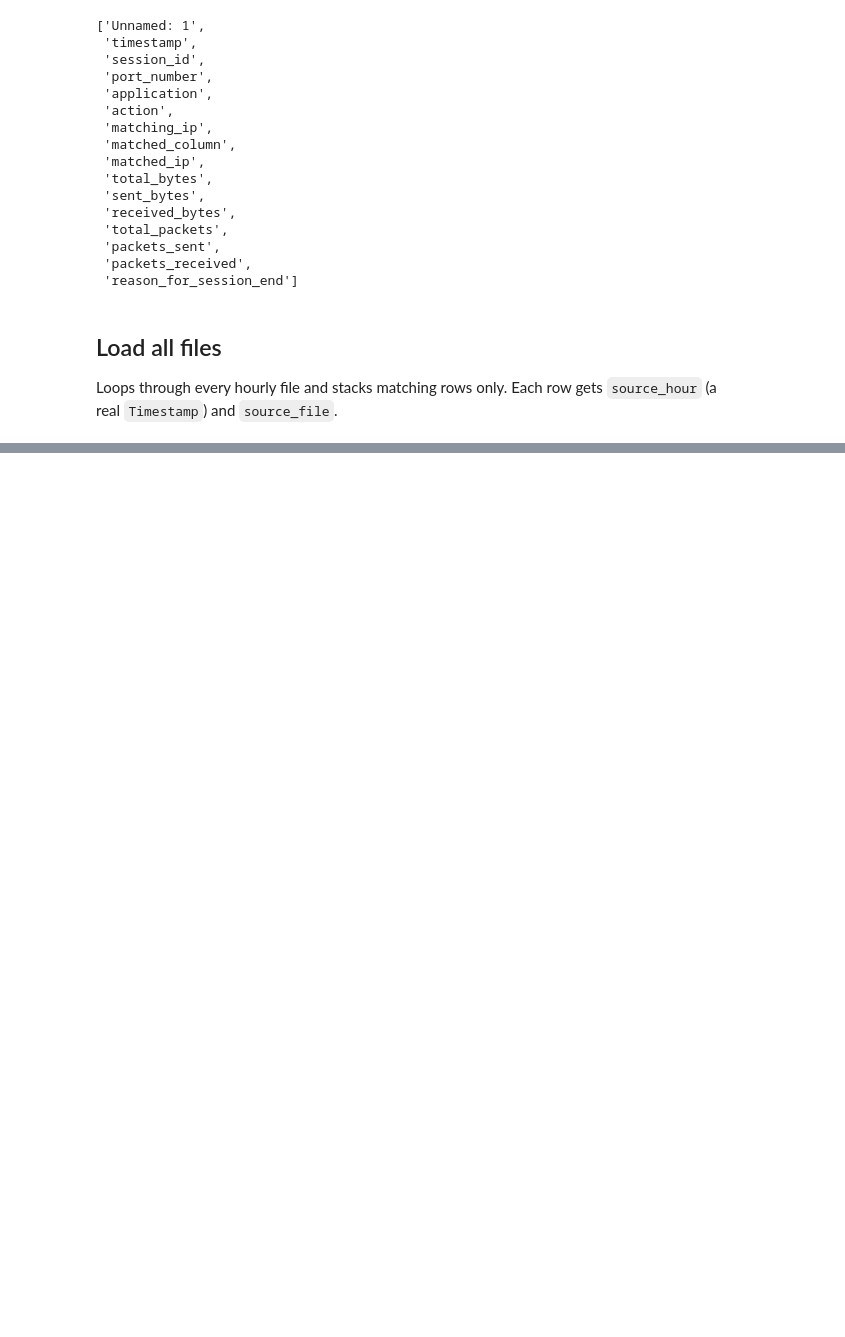
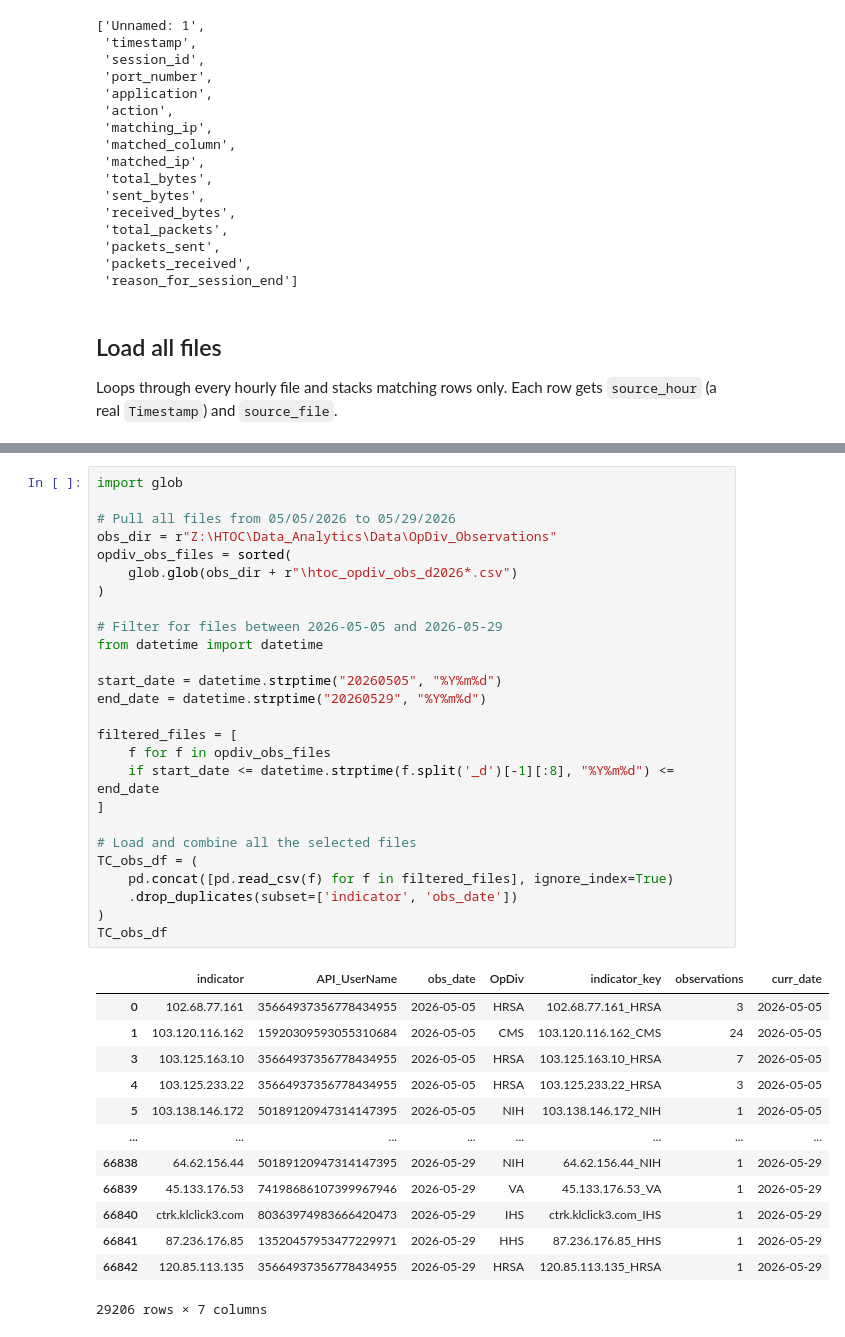
Before and after one commit to jaytlinaskew-org/htoc, a Jupyter notebook: notebooks/Gap Observation 2.0/SplunkLogDataAnalysis.ipynb, the cells around one changed output, grey strips where cells are left out. Drawn from its saved outputs; the diff is of its cells as text; blank space fills up the shorter version.

```diff
--- a/notebooks/Gap Observation 2.0/SplunkLogDataAnalysis.ipynb
+++ b/notebooks/Gap Observation 2.0/SplunkLogDataAnalysis.ipynb
@@ -351,0 +166,40 @@ Name: sessions, dtype: int64
+# %%
+import glob
+
+# Pull all files from 05/05/2026 to 05/29/2026
+obs_dir = r"Z:\HTOC\Data_Analytics\Data\OpDiv_Observations"
+opdiv_obs_files = sorted(
+    glob.glob(obs_dir + r"\htoc_opdiv_obs_d2026*.csv")
+)
+
+# Filter for files between 2026-05-05 and 2026-05-29
+from datetime import datetime
+
+start_date = datetime.strptime("20260505", "%Y%m%d")
+end_date = datetime.strptime("20260529", "%Y%m%d")
+
+filtered_files = [
+    f for f in opdiv_obs_files
+    if start_date <= datetime.strptime(f.split('_d')[-1][:8], "%Y%m%d") <= end_date
+]
+
+# Load and combine all the selected files
+TC_obs_df = (
+    pd.concat([pd.read_csv(f) for f in filtered_files], ignore_index=True)
+    .drop_duplicates(subset=['indicator', 'obs_date'])
+)
+TC_obs_df
+# %% [output]
+|  | indicator | API_UserName | obs_date | OpDiv | indicator_key | observations | curr_date |
+| 0 | 102.68.77.161 | 35664937356778434955 | 2026-05-05 | HRSA | 102.68.77.161_HRSA | 3 | 2026-05-05 |
+| 1 | 103.120.116.162 | 15920309593055310684 | 2026-05-05 | CMS | 103.120.116.162_CMS | 24 | 2026-05-05 |
+| 3 | 103.125.163.10 | 35664937356778434955 | 2026-05-05 | HRSA | 103.125.163.10_HRSA | 7 | 2026-05-05 |
+| 4 | 103.125.233.22 | 35664937356778434955 | 2026-05-05 | HRSA | 103.125.233.22_HRSA | 3 | 2026-05-05 |
+| 5 | 103.138.146.172 | 50189120947314147395 | 2026-05-05 | NIH | 103.138.146.172_NIH | 1 | 2026-05-05 |
+| ... | ... | ... | ... | ... | ... | ... | ... |
+| 66838 | 64.62.156.44 | 50189120947314147395 | 2026-05-29 | NIH | 64.62.156.44_NIH | 1 | 2026-05-29 |
+| 66839 | 45.133.176.53 | 74198686107399967946 | 2026-05-29 | VA | 45.133.176.53_VA | 1 | 2026-05-29 |
+| 66840 | ctrk.klclick3.com | 80363974983666420473 | 2026-05-29 | IHS | ctrk.klclick3.com_IHS | 1 | 2026-05-29 |
+| 66841 | 87.236.176.85 | 13520457953477229971 | 2026-05-29 | HHS | 87.236.176.85_HHS | 1 | 2026-05-29 |
+| 66842 | 120.85.113.135 | 35664937356778434955 | 2026-05-29 | HRSA | 120.85.113.135_HRSA | 1 | 2026-05-29 |
+29206 rows × 7 columns
```
Also changed, not shown: parts of 19 cells of this notebook, 1 other file.
